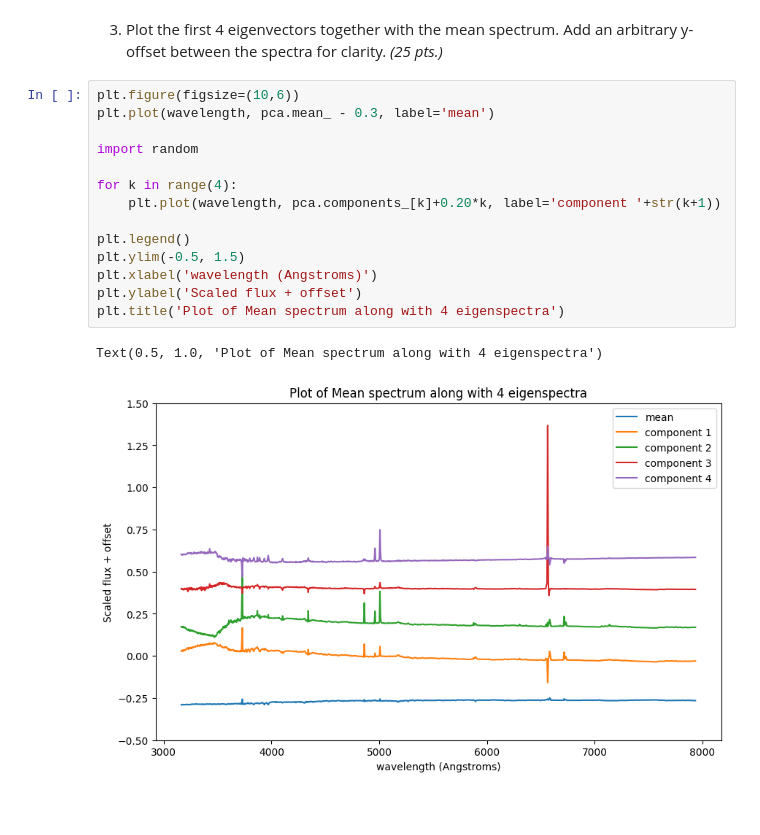
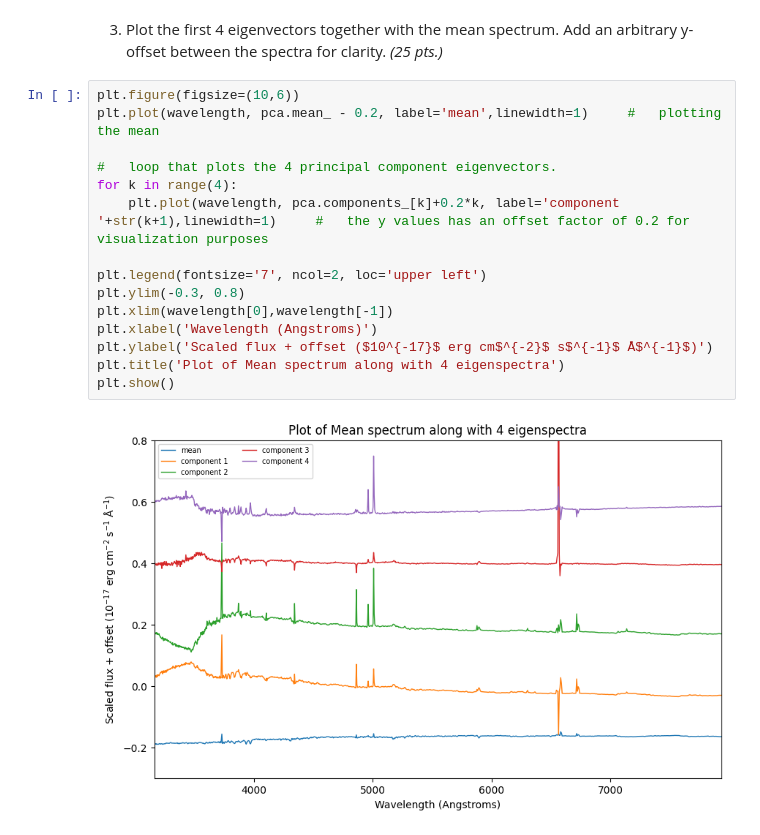
Before and after one commit to aiquiamjot/App_Physics157, a Jupyter notebook: submissions/AP157_lab_assignmnent_A3.ipynb, the cells around one changed output. Drawn from its saved outputs; the diff is of its cells as text; blank space fills up the shorter version.

```diff
--- a/submissions/AP157_lab_assignmnent_A3.ipynb
+++ b/submissions/AP157_lab_assignmnent_A3.ipynb
@@ -137,18 +187,18 @@ plt.show()
 3. Plot the first 4 eigenvectors together with the mean spectrum. Add an arbitrary y-offset between the spectra for clarity. *(25 pts.)*
 # %%
 plt.figure(figsize=(10,6))
-plt.plot(wavelength, pca.mean_ - 0.3, label='mean')
+plt.plot(wavelength, pca.mean_ - 0.2, label='mean',linewidth=1)     #   plotting the mean
 
-import random
+#   loop that plots the 4 principal component eigenvectors.
+for k in range(4):
+    plt.plot(wavelength, pca.components_[k]+0.2*k, label='component '+str(k+1),linewidth=1)     #   the y values has an offset factor of 0.2 for visualization purposes
 
-for k in range(4):
-    plt.plot(wavelength, pca.components_[k]+0.20*k, label='component '+str(k+1))
-
-plt.legend()
-plt.ylim(-0.5, 1.5)
-plt.xlabel('wavelength (Angstroms)')
-plt.ylabel('Scaled flux + offset')
+plt.legend(fontsize='7', ncol=2, loc='upper left')
+plt.ylim(-0.3, 0.8)
+plt.xlim(wavelength[0],wavelength[-1])
+plt.xlabel('Wavelength (Angstroms)')
+plt.ylabel('Scaled flux + offset ($10^{-17}$ erg cm$^{-2}$ s$^{-1}$ Å$^{-1}$)')
 plt.title('Plot of Mean spectrum along with 4 eigenspectra')
+plt.show()
 # %% [output]
-Text(0.5, 1.0, 'Plot of Mean spectrum along with 4 eigenspectra')
-[figure, old version]
+[figure, new version]
```
Also changed, not shown: parts of 10 cells of this notebook, 2 other files.
